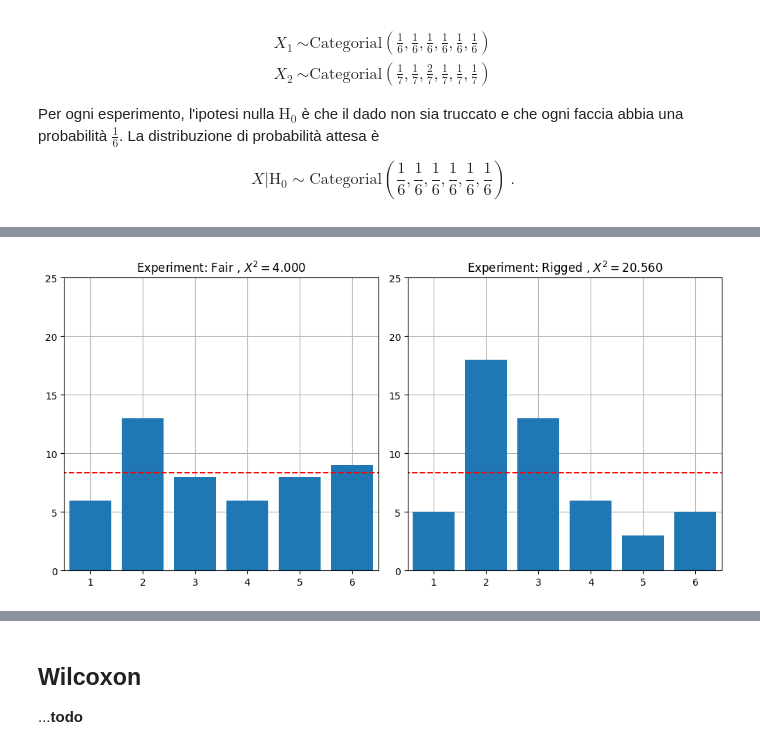
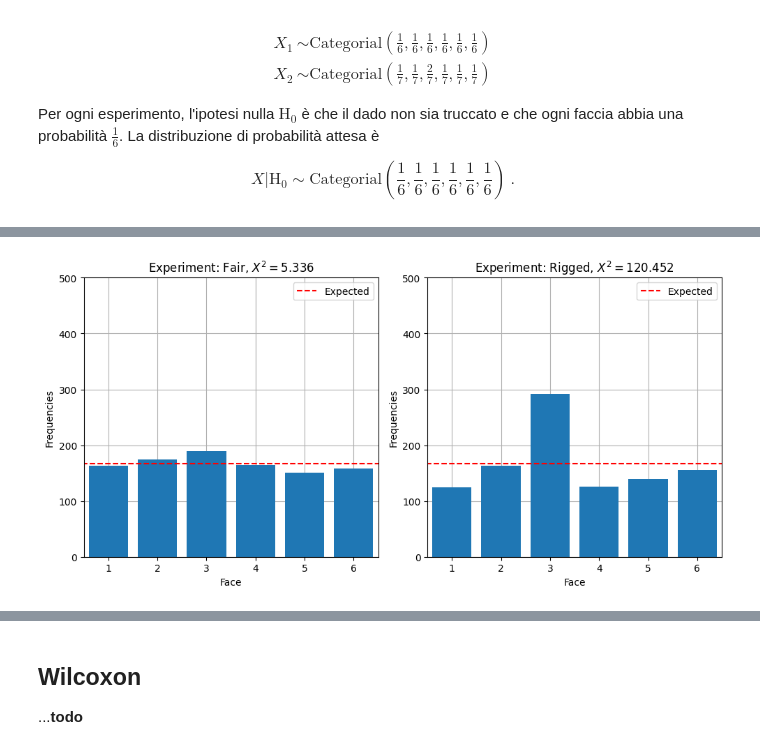
Before and after one commit to Basics2022/bbooks-programming-hs, a Jupyter notebook: _sources/ch/statistics/hp-test-single.ipynb, the cells around one changed output, grey strips where cells are left out. Drawn from its saved outputs; the diff is of its cells as text; code cells hidden in the pictures.

```diff
--- a/_sources/ch/statistics/hp-test-single.ipynb
+++ b/_sources/ch/statistics/hp-test-single.ipynb
@@ -104,10 +106,11 @@ import matplotlib.pyplot as plt
 rng = np.random.default_rng(12345)   # (12345)  # initialize numpy default rng
 
 # N.roll of the experiments
-nrolls = 50
+nrolls = 1000
 
 # Categories: six-face dice X = [ 1,2,3,4,5,6 ]
 categ = np.array([1,2,3,4,5,6])
+n_categ = len(categ)
 
 # Categorial probabilities of two dice, one fair, one not ( p_rigg(face3) = 2 p_rigg(facek) )
 p_fair = np.array([1,1, 1, 1,1,1]) / 6.                               # fair dice
@@ -127,7 +143,7 @@ alpha = .05
 # Run experiments
 # Initialize lists to collect data
 o_freq_l = np.zeros((n_exp, 6),)
-chi2_v = np.zeros(n_exp, dtype=float)
+X2_v = np.zeros(n_exp, dtype=float)
 
 # Loop over experiments
 for i in range(n_exp):
@@ -142,4 +158,4 @@ for i in range(n_exp):
 
     # Store results
     o_freq_l[i, unique_cat-1] = o_freq
-    chi2_v[i] = np.sum((o_freq - e_freq)**2 / e_freq)  # chi-2 statistics test (element-wise operations and sum)
+    X2_v[i] = np.sum((o_freq - e_freq)**2 / e_freq)  # chi-2 statistics test (element-wise operations and sum)
@@ -163,14 +162,17 @@ Experiment: Rigged, nrolls: 50
 # %%
 fig, axes = plt.subplots(1, 2, figsize=(10,5))
 for i in range(n_exp):
     axes[i].bar(categ, o_freq_l[i,:])
-    axes[i].plot([0,7], 2*[nrolls/6], '--', color='red')
+    axes[i].plot([0,7], 2*[nrolls/6], '--', color='red', label='Expected')
     axes[i].set_xlim([.5,6.5])
     axes[i].set_ylim([.0, nrolls/2])
+    axes[i].set_xlabel("Face")
+    axes[i].set_ylabel("Frequencies")
     axes[i].grid(); axes[i].set_axisbelow(True)
-    axes[i].set_title(f"Experiment: {name_l[i]} , $X^2 = {chi2_v[i]:.3f}$")
+    axes[i].set_title(f"Experiment: {name_l[i]}, $X^2 = {X2_v[i]:.3f}$")
+    axes[i].legend()
 
 plt.tight_layout()
 plt.show()
 # %% [output]
-[figure, old version]
+[figure, new version]
```
Also changed, not shown: parts of 4 cells of this notebook, 3 other files.
